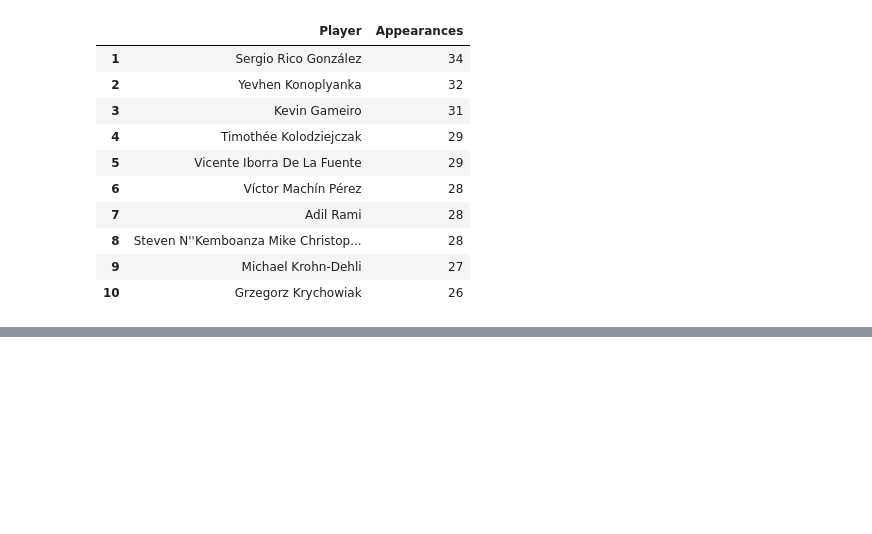
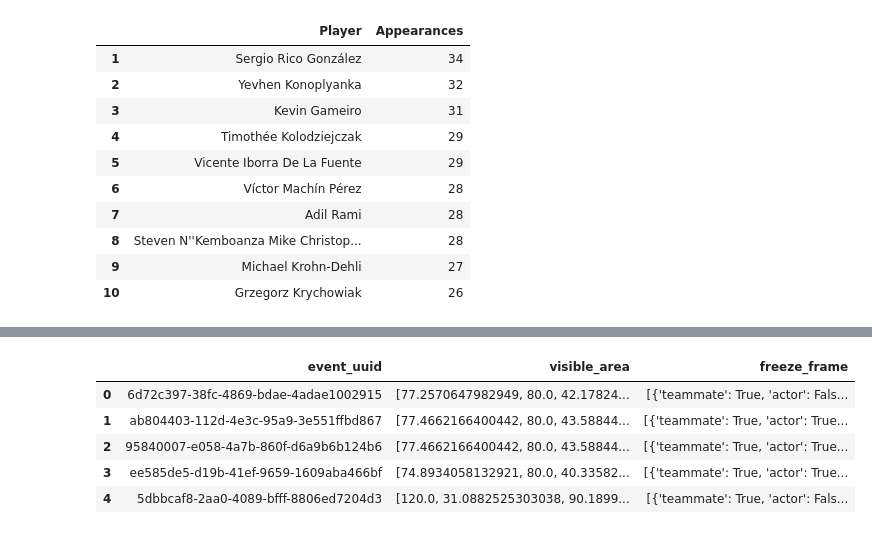
Before and after one commit to Jaime-Linares/EDA-FootySage, a Jupyter notebook: EDA(FootySage).ipynb, the cells around one changed output, grey strips where cells are left out. Drawn from its saved outputs; the diff is of its cells as text; code cells hidden in the pictures; blank space fills up the shorter version.

```diff
--- a/EDA(FootySage).ipynb
+++ b/EDA(FootySage).ipynb
@@ -723,0 +770,10 @@ top_jugadores_laliga_1516_male_sevilla.head(10)
+# %%
+data_360_paises_bajos_argentina_df = pd.read_json(os.path.join(ruta_datos, 'three-sixty', f"{match_id}.json"))
+data_360_paises_bajos_argentina_df.head()
+# %% [output]
+|  | event_uuid | visible_area | freeze_frame |
+| 0 | 6d72c397-38fc-4869-bdae-4adae1002915 | [77.2570647982949, 80.0, 42.17824... | [{'teammate': True, 'actor': Fals... |
+| 1 | ab804403-112d-4e3c-95a9-3e551ffbd867 | [77.4662166400442, 80.0, 43.58844... | [{'teammate': True, 'actor': True... |
+| 2 | 95840007-e058-4a7b-860f-d6a9b6b124b6 | [77.4662166400442, 80.0, 43.58844... | [{'teammate': True, 'actor': True... |
+| 3 | ee585de5-d19b-41ef-9659-1609aba466bf | [74.8934058132921, 80.0, 40.33582... | [{'teammate': True, 'actor': True... |
+| 4 | 5dbbcaf8-2aa0-4089-bfff-8806ed7204d3 | [120.0, 31.0882525303038, 90.1899... | [{'teammate': True, 'actor': Fals... |
```
Also changed, not shown: parts of 18 cells of this notebook, 1 other file.
